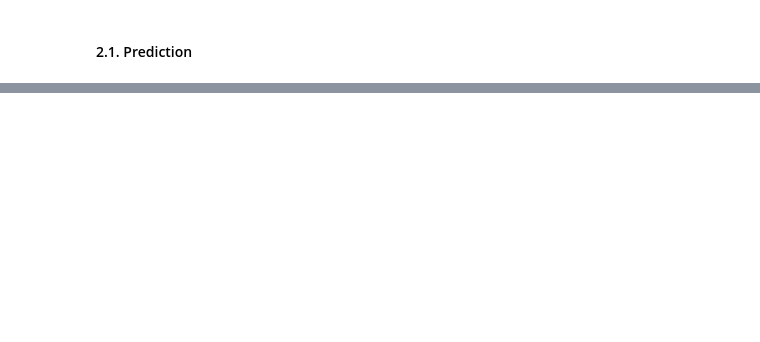
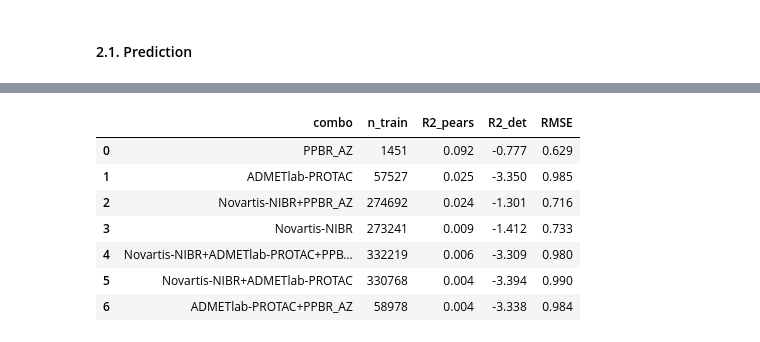
Before and after one commit to gtamo39/ADME_ML, a Jupyter notebook: vignettes/Multitask_adme_preds.ipynb, the cells around one changed output, grey strips where cells are left out. Drawn from its saved outputs; the diff is of its cells as text; code cells hidden in the pictures; blank space fills up the shorter version.

```diff
--- a/vignettes/Multitask_adme_preds.ipynb
+++ b/vignettes/Multitask_adme_preds.ipynb
@@ -634,0 +881,5 @@ plt.tight_layout(); plt.show()
+# %%
+k = 'ppb'
+exec('data.build_ML_data_'+k+'()')
+assert stats_tools.check_ML_data(data.ML_data[k], extra_meta_cols=('source', 'origin'),verbose=False)
+data.dfs[k].origin.unique()
@@ -634,0 +892,6 @@ plt.tight_layout(); plt.show()
+# %%
+## dataset formatting
+d        = data.ML_data[k].assign(_ik=fn.smiles_to_inchikeys(data.ML_data[k].smiles))
+internal = d[d.source == 'internal']
+pub      = d[(d.source == 'EXP') & ~d._ik.isin(set(internal._ik.dropna()))]              # drop internal-twin leaks
+origins  = pub.origin.value_counts().loc[lambda s: s > 1000].index.tolist()
@@ -634,0 +900,15 @@ plt.tight_layout(); plt.show()
+# %%
+# ## run combinatorial analysis to check with public data combinations are the best predictive
+# # every non-empty subset of the public origins; ONE bar across all combos (inner K_fold bar silenced by v=False)
+combos = [c for j in range(1, len(origins) + 1) for c in combinations(origins, j)]
+res_origin_powerset = pd.DataFrame(transfer(c) for c in tqdm(combos, desc='powerset')).sort_values('R2_pears', ascending=False).reset_index(drop=True)
+display(res_origin_powerset.round(3))
+# %% [output]
+|  | combo | n_train | R2_pears | R2_det | RMSE |
+| 0 | PPBR_AZ | 1451 | 0.092 | -0.777 | 0.629 |
+| 1 | ADMETlab-PROTAC | 57527 | 0.025 | -3.350 | 0.985 |
+| 2 | Novartis-NIBR+PPBR_AZ | 274692 | 0.024 | -1.301 | 0.716 |
+| 3 | Novartis-NIBR | 273241 | 0.009 | -1.412 | 0.733 |
+| 4 | Novartis-NIBR+ADMETlab-PROTAC+PPB... | 332219 | 0.006 | -3.309 | 0.980 |
+| 5 | Novartis-NIBR+ADMETlab-PROTAC | 330768 | 0.004 | -3.394 | 0.990 |
+| 6 | ADMETlab-PROTAC+PPBR_AZ | 58978 | 0.004 | -3.338 | 0.984 |
```
Also changed, not shown: parts of 91 cells of this notebook, 10 other files.
